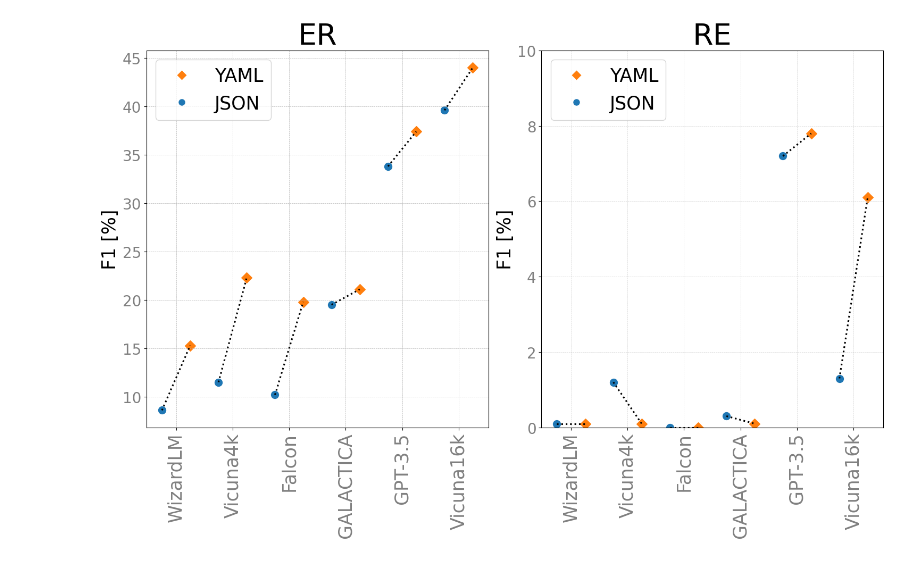
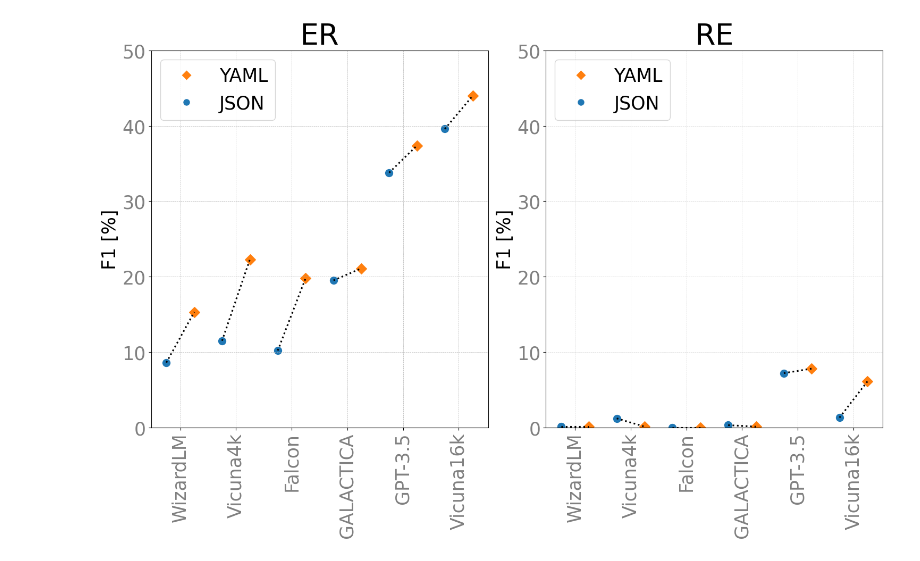
Before and after one commit to IllDepence/phd-defense, a Jupyter notebook: imgs/hyperpie_results.ipynb, the cells around one changed output. Drawn from its saved outputs; the diff is of its cells as text; code cells hidden in the pictures.

Commit message:
visually align HyperPIE pre-trained result slides

```diff
--- a/imgs/hyperpie_results.ipynb
+++ b/imgs/hyperpie_results.ipynb
@@ -28,34 +28,35 @@ for i, model in enumerate(models):
     ax[0].grid(True, linestyle='--', linewidth=0.5, zorder=0)  # Adding grid
 
     # Relation Extraction (RE) plot
     ax[1].plot([pos_json, pos_yaml], [json_scores_re[i], yaml_scores_re[i]], **line_style)
     ax[1].scatter(pos_json, json_scores_re[i], color=json_color, marker='o', s=100)
     ax[1].scatter(pos_yaml, yaml_scores_re[i], color=yaml_color, marker='D', s=100)
     ax[1].grid(True, linestyle='--', linewidth=0.5, zorder=0, color='lightgrey')  # Adding grid
 
 
 # Customizing axes and labels
 for a in ax:
     a.set_xticks([i + 0.5 for i in range(0, len(models) * 2, 2)])  # Positioning x-ticks between JSON/YAML pairs
     a.set_xticklabels(models, rotation=90, ha="center", fontsize=25, color='grey')  # Model labels
     a.set_ylabel('F1 [%]', fontsize=25)  # Y-axis labels
-    a.tick_params(axis='y', labelsize=20, labelcolor='grey')
+    a.tick_params(axis='y', labelsize=25, labelcolor='grey')
 
 
 # Legend configuration
 legend_elements = [
     plt.Line2D([0], [0], marker='D', color='w', label='YAML', markerfacecolor=yaml_color, markersize=10),
     plt.Line2D([0], [0], marker='o', color='w', label='JSON', markerfacecolor=json_color, markersize=10)
 ]
 ax[0].legend(handles=legend_elements, fontsize=25, loc='upper left')
 ax[1].legend(handles=legend_elements, fontsize=25, loc='upper left')
 
 # Setting plot titles and RE y-axis limit
 ax[0].set_title('ER', fontsize=40)
+ax[0].set_ylim(0, 50)
 ax[1].set_title('RE', fontsize=40)
-ax[1].set_ylim(0, 10)
+ax[1].set_ylim(0, 50)
 
 plt.tight_layout()
-plt.savefig('hyperpie_results.pdf')
+plt.savefig('hyperpie_results_llm.pdf')
 # %% [output]
-[figure, old version]
+[figure, new version]
```
Also changed, not shown: parts of 1 cell of this notebook, 6 other files.
